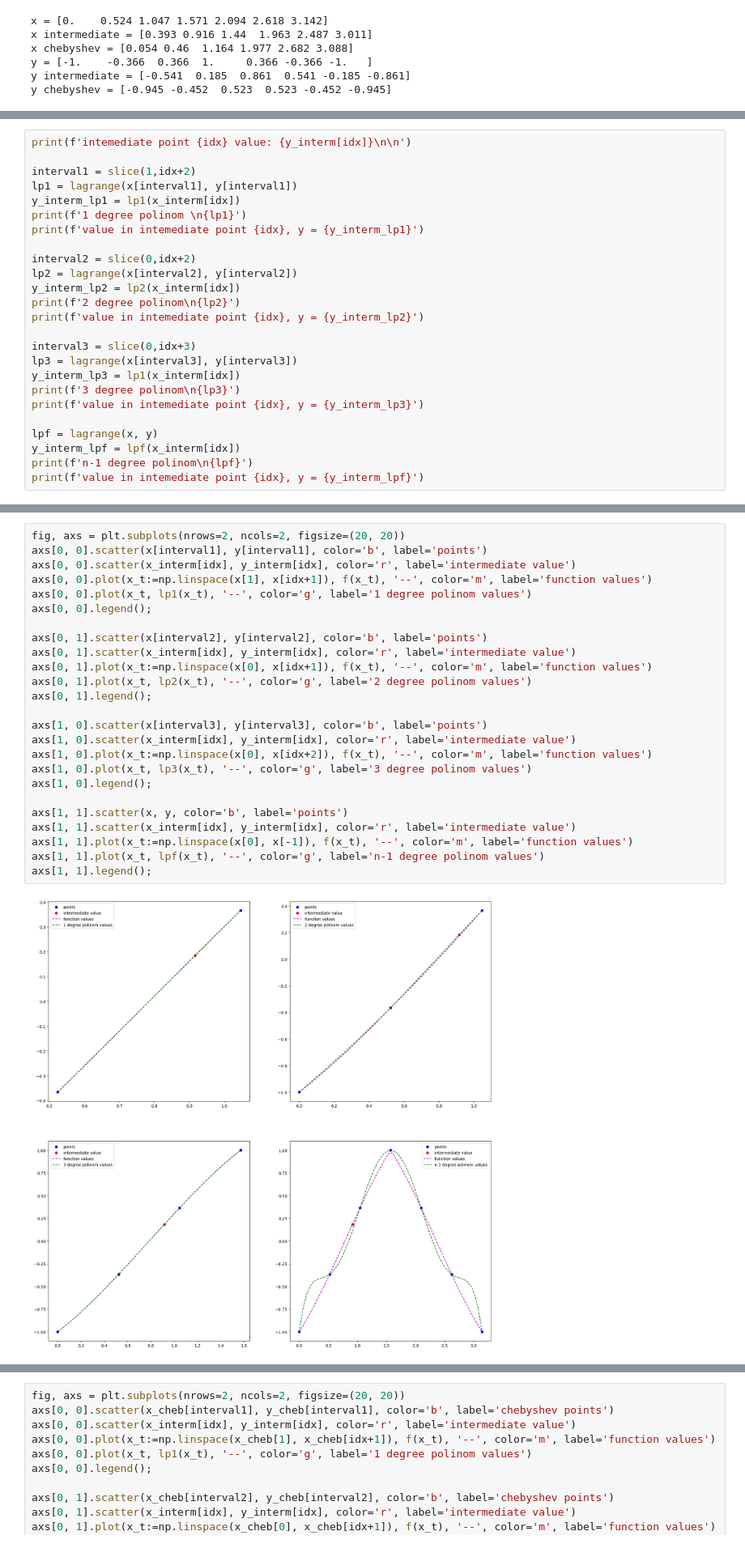
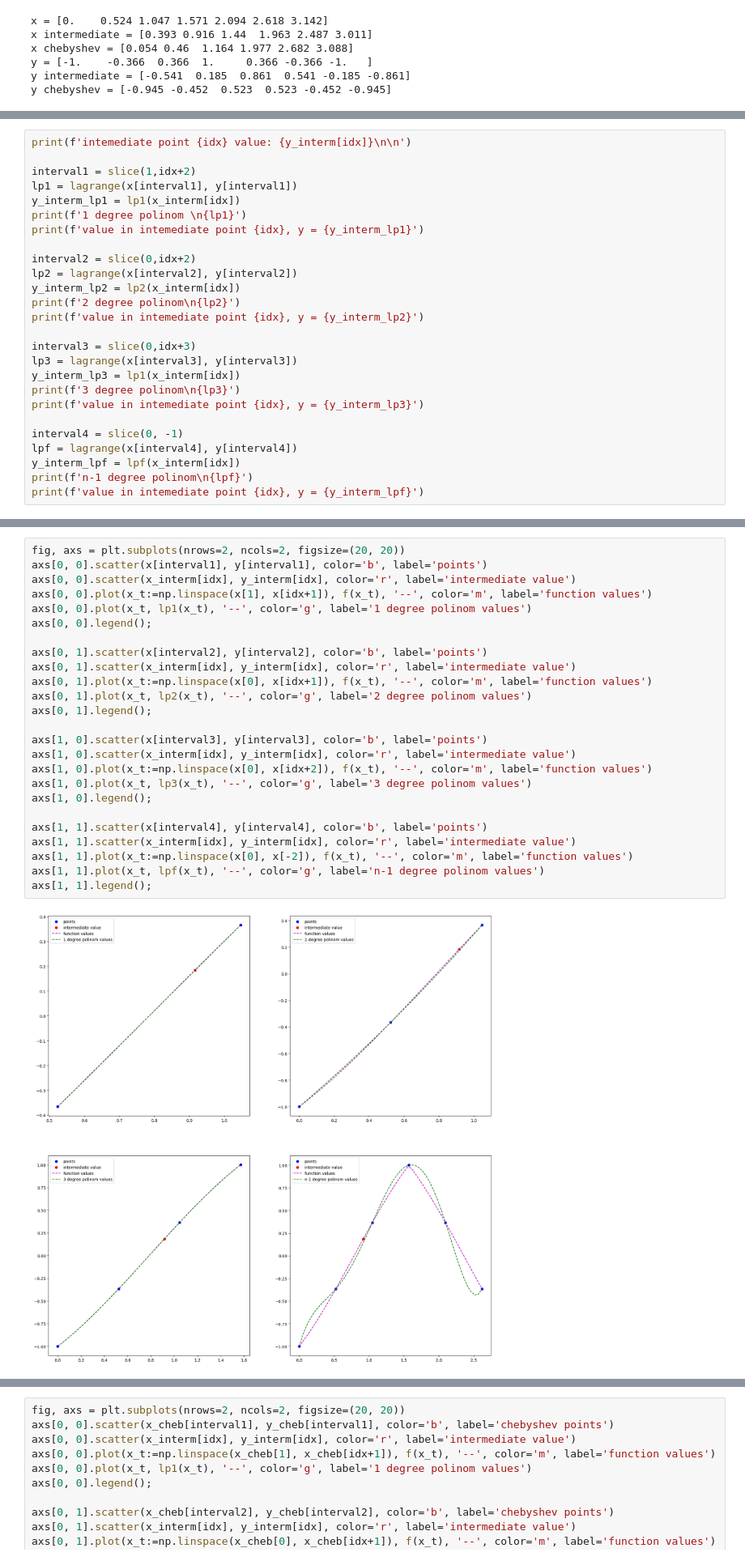
Before and after one commit to vitamin1312/Math-methods, a Jupyter notebook: lab6/main.ipynb, the cells around one changed output, grey strips where cells are left out. Shown at 81% size. Drawn from its saved outputs; the diff is of its cells as text.

```diff
--- a/lab6/main.ipynb
+++ b/lab6/main.ipynb
@@ -171,7 +172,8 @@ y_interm_lp3 = lp1(x_interm[idx])
 print(f'3 degree polinom\n{lp3}')
 print(f'value in intemediate point {idx}, y = {y_interm_lp3}')
 
-lpf = lagrange(x, y)
+interval4 = slice(0, -1)
+lpf = lagrange(x[interval4], y[interval4])
 y_interm_lpf = lpf(x_interm[idx])
 print(f'n-1 degree polinom\n{lpf}')
 print(f'value in intemediate point {idx}, y = {y_interm_lpf}')
@@ -198,30 +200,30 @@ value in intemediate point 1, y = 0.11481694945838972
 # %%
 fig, axs = plt.subplots(nrows=2, ncols=2, figsize=(20, 20))
 axs[0, 0].scatter(x[interval1], y[interval1], color='b', label='points')
 axs[0, 0].scatter(x_interm[idx], y_interm[idx], color='r', label='intermediate value')
 axs[0, 0].plot(x_t:=np.linspace(x[1], x[idx+1]), f(x_t), '--', color='m', label='function values')
 axs[0, 0].plot(x_t, lp1(x_t), '--', color='g', label='1 degree polinom values')
 axs[0, 0].legend();
 
 axs[0, 1].scatter(x[interval2], y[interval2], color='b', label='points')
 axs[0, 1].scatter(x_interm[idx], y_interm[idx], color='r', label='intermediate value')
 axs[0, 1].plot(x_t:=np.linspace(x[0], x[idx+1]), f(x_t), '--', color='m', label='function values')
 axs[0, 1].plot(x_t, lp2(x_t), '--', color='g', label='2 degree polinom values')
 axs[0, 1].legend();
 
 axs[1, 0].scatter(x[interval3], y[interval3], color='b', label='points')
 axs[1, 0].scatter(x_interm[idx], y_interm[idx], color='r', label='intermediate value')
 axs[1, 0].plot(x_t:=np.linspace(x[0], x[idx+2]), f(x_t), '--', color='m', label='function values')
 axs[1, 0].plot(x_t, lp3(x_t), '--', color='g', label='3 degree polinom values')
 axs[1, 0].legend();
 
-axs[1, 1].scatter(x, y, color='b', label='points')
+axs[1, 1].scatter(x[interval4], y[interval4], color='b', label='points')
 axs[1, 1].scatter(x_interm[idx], y_interm[idx], color='r', label='intermediate value')
-axs[1, 1].plot(x_t:=np.linspace(x[0], x[-1]), f(x_t), '--', color='m', label='function values')
+axs[1, 1].plot(x_t:=np.linspace(x[0], x[-2]), f(x_t), '--', color='m', label='function values')
 axs[1, 1].plot(x_t, lpf(x_t), '--', color='g', label='n-1 degree polinom values')
 axs[1, 1].legend();
 # %% [output]
-[figure, old version]
+[figure, new version]
 # %%
 print(f'intemediate point {idx} value: {y_interm[idx]}\n\n')
 
```
Also changed, not shown: parts of 11 cells of this notebook.
